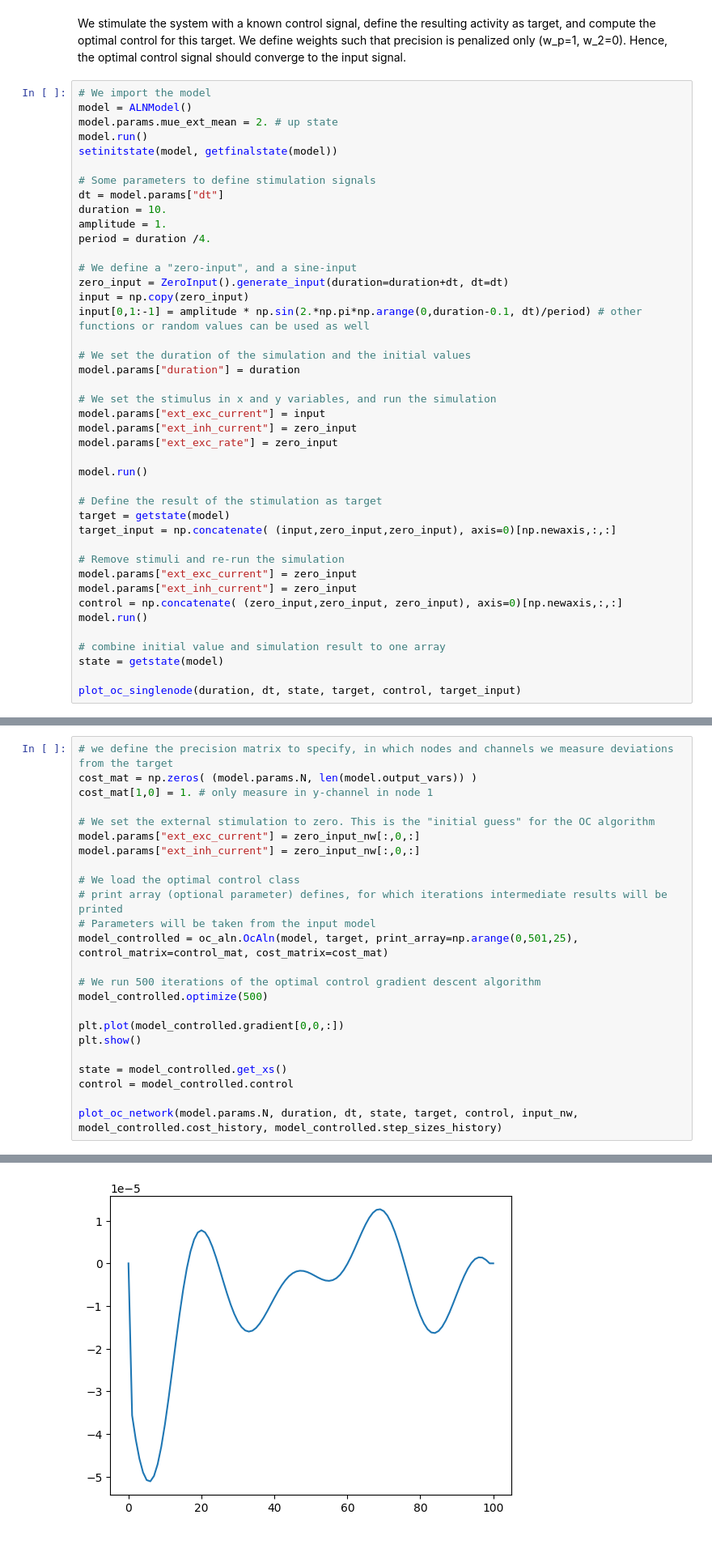
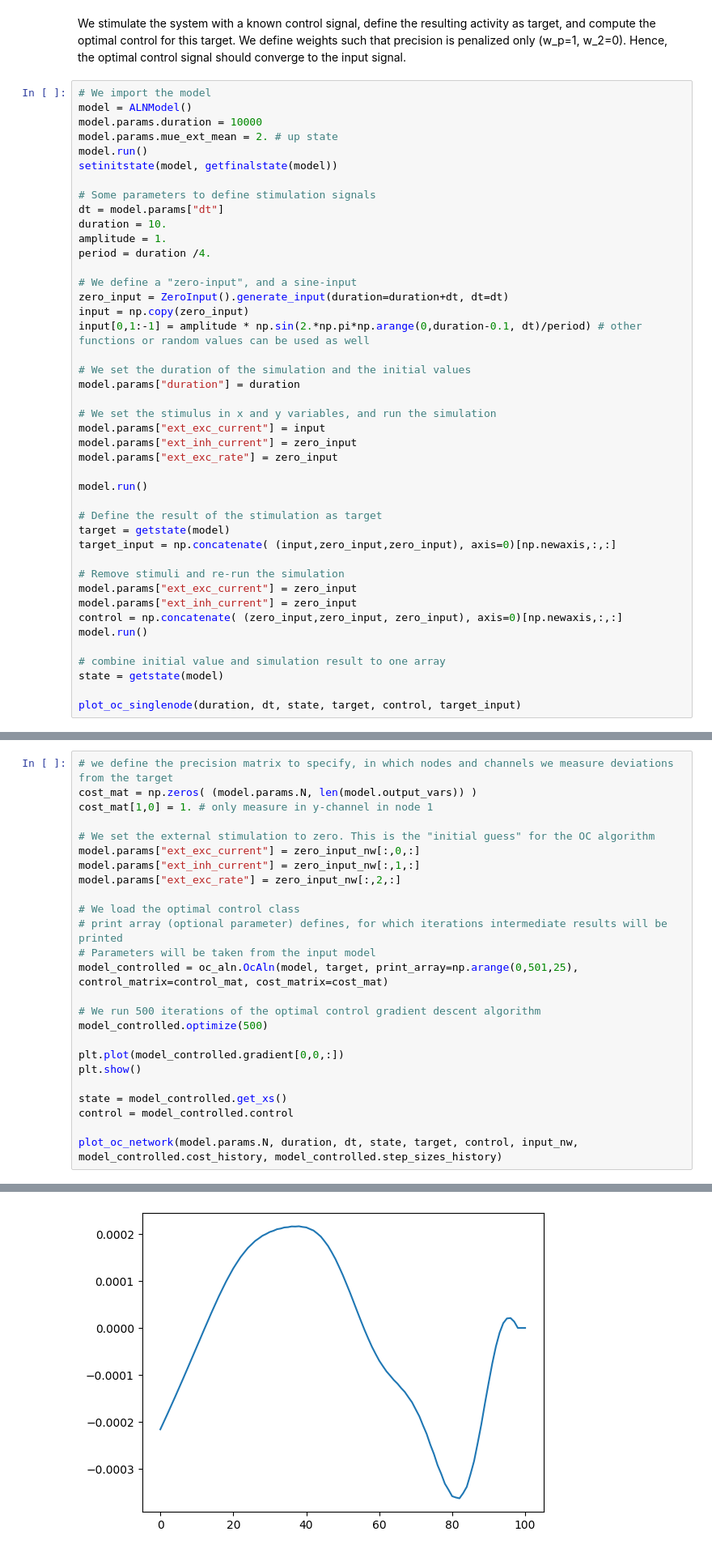
Before and after one commit to neurolib-dev/neurolib, a Jupyter notebook: examples/example-5-optimal-control/example-5.5-oc-aln-model-deterministic.ipynb, the cells around one changed output, grey strips where cells are left out. Shown at 81% size. Drawn from its saved outputs; the diff is of its cells as text.

```diff
--- a/examples/example-5-optimal-control/example-5.5-oc-aln-model-deterministic.ipynb
+++ b/examples/example-5-optimal-control/example-5.5-oc-aln-model-deterministic.ipynb
@@ -62,6 +62,7 @@ We stimulate the system with a known control signal, define the resulting activi
 # %%
 # We import the model
 model = ALNModel()
+model.params.duration = 10000
 model.params.mue_ext_mean = 2. # up state
 model.run()
 setinitstate(model, getfinalstate(model))
@@ -214,7 +210,8 @@ cost_mat[1,0] = 1. # only measure in y-channel in node 1
 
 # We set the external stimulation to zero. This is the "initial guess" for the OC algorithm
 model.params["ext_exc_current"] = zero_input_nw[:,0,:]
-model.params["ext_inh_current"] = zero_input_nw[:,0,:]
+model.params["ext_inh_current"] = zero_input_nw[:,1,:]
+model.params["ext_exc_rate"] = zero_input_nw[:,2,:]
 
 # We load the optimal control class
 # print array (optional parameter) defines, for which iterations intermediate results will be printed
@@ -252 +249 @@ Final cost : 1.5258525110793503e-05
-[figure, old version]
+[figure, new version]
```
Also changed, not shown: parts of 5 cells of this notebook, 7 other files.
